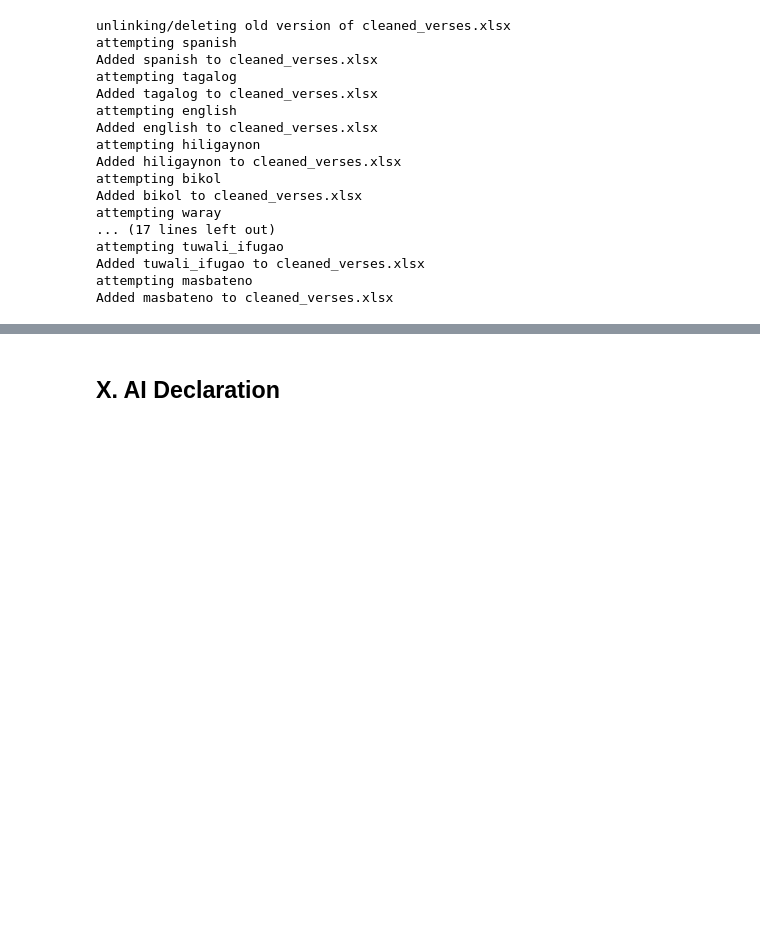
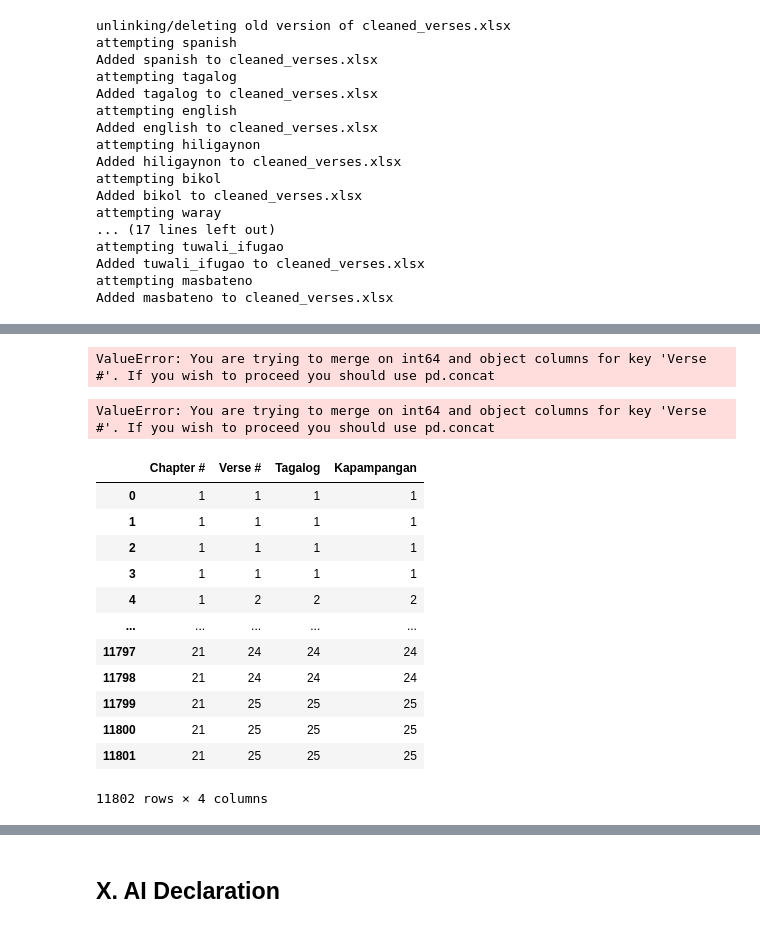
Before and after one commit to clavzno/nlp1000, a Jupyter notebook: main.ipynb, the cells around one changed output, grey strips where cells are left out. Drawn from its saved outputs; the diff is of its cells as text; code cells hidden in the pictures; blank space fills up the shorter version.

```diff
--- a/main.ipynb
+++ b/main.ipynb
@@ -760,0 +852,45 @@ TypeError: 'DataFrame' object is not callable
+# %%
+# english-yami (ENG-TAO)
+eng_tao = pd.merge(
+    eng_df[['Chapter #', 'Verse #', 'English']],
+    tao_df[['Chapter #', 'Verse #', 'Yami']],
+    on=['Chapter #', 'Verse #'],
+    how='inner'
+)
+eng_tao
+# %% [output]
+ValueError: You are trying to merge on int64 and object columns for key 'Verse #'. If you wish to proceed you should use pd.concat
+# %%
+# english-kapampangan (ENG-PAM)
+eng_pam = pd.merge(
+    eng_df[['Chapter #', 'Verse #', 'English']],
+    pam_df[['Chapter #', 'Verse #', 'Kapampangan']],
+    on=['Chapter #', 'Verse #'],
+    how='inner'
+)
+eng_pam
+# %% [output]
+ValueError: You are trying to merge on int64 and object columns for key 'Verse #'. If you wish to proceed you should use pd.concat
+# %%
+# tagalog-kapampangan (TGL-PAM)
+tgl_pam = pd.merge(
+    tgl_df[['Chapter #', 'Verse #', 'Tagalog']],
+    pam_df[['Chapter #', 'Verse #', 'Kapampangan']],
+    on=['Chapter #', 'Verse #'],
+    how='inner'
+)
+tgl_pam
+# %% [output]
+|  | Chapter # | Verse # | Tagalog | Kapampangan |
+| 0 | 1 | 1 | 1 | 1 |
+| 1 | 1 | 1 | 1 | 1 |
+| 2 | 1 | 1 | 1 | 1 |
+| 3 | 1 | 1 | 1 | 1 |
+| 4 | 1 | 2 | 2 | 2 |
+| ... | ... | ... | ... | ... |
+| 11797 | 21 | 24 | 24 | 24 |
+| 11798 | 21 | 24 | 24 | 24 |
+| 11799 | 21 | 25 | 25 | 25 |
+| 11800 | 21 | 25 | 25 | 25 |
+| 11801 | 21 | 25 | 25 | 25 |
+11802 rows × 4 columns
```
Also changed, not shown: parts of 13 cells of this notebook, 3 other files.
